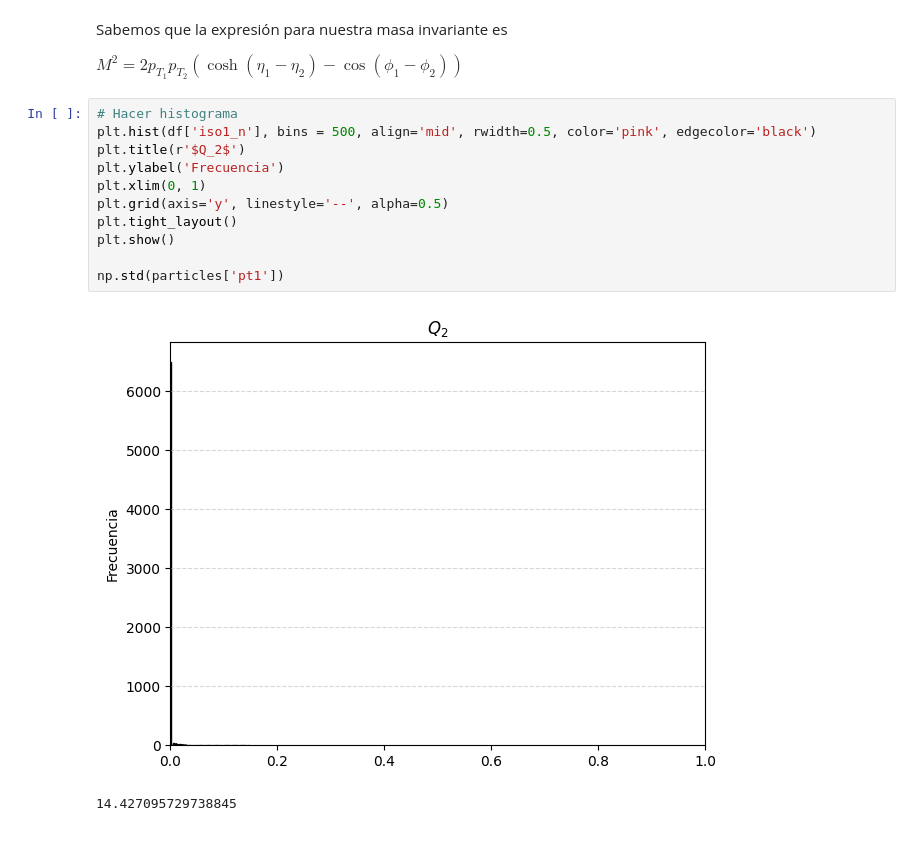
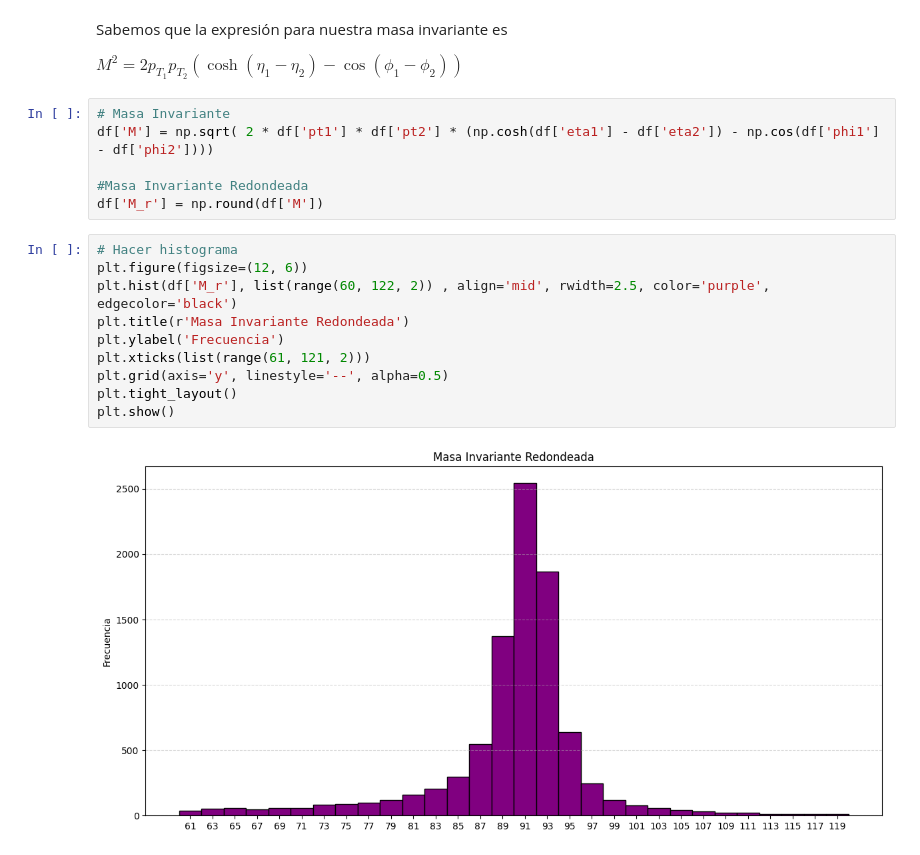
Before and after one commit to ProgramasParaFisicaDeParticulas/lecturadedatosabiertoscmszmumu-Carrazko, a Jupyter notebook: CMSOpenDataZtoMuMu.ipynb, the cells around one changed output. Saved outputs shown, nothing was run; the diff lists cells and outputs as text.

```diff
--- a/CMSOpenDataZtoMuMu.ipynb
+++ b/CMSOpenDataZtoMuMu.ipynb
@@ -371,17 +352,21 @@ df
 Sabemos que la expresión para nuestra masa invariante es
 
 $M^2 = 2p_{T_1}p_{T_2} \left( \cosh \left( \eta_1 - \eta_2 \right) - \cos \left( \phi_1 - \phi_2 \right) \right) $
+# %%
+# Masa Invariante
+df['M'] = np.sqrt( 2 * df['pt1'] * df['pt2'] * (np.cosh(df['eta1'] - df['eta2']) - np.cos(df['phi1'] - df['phi2'])))
+
+#Masa Invariante Redondeada
+df['M_r'] = np.round(df['M'])
 # %%
 # Hacer histograma
-plt.hist(df['iso1_n'], bins = 500, align='mid', rwidth=0.5, color='pink', edgecolor='black')
-plt.title(r'$Q_2$')
+plt.figure(figsize=(12, 6))
+plt.hist(df['M_r'], list(range(60, 122, 2)) , align='mid', rwidth=2.5, color='purple', edgecolor='black')
+plt.title(r'Masa Invariante Redondeada')
 plt.ylabel('Frecuencia')
-plt.xlim(0, 1)
+plt.xticks(list(range(61, 121, 2)))
 plt.grid(axis='y', linestyle='--', alpha=0.5)
 plt.tight_layout()
 plt.show()
-
-np.std(particles['pt1'])
 # %% [output]
-[figure, old version]
+[figure, new version]
-14.427095729738845
```
Also changed, not shown: parts of 9 cells of this notebook.
